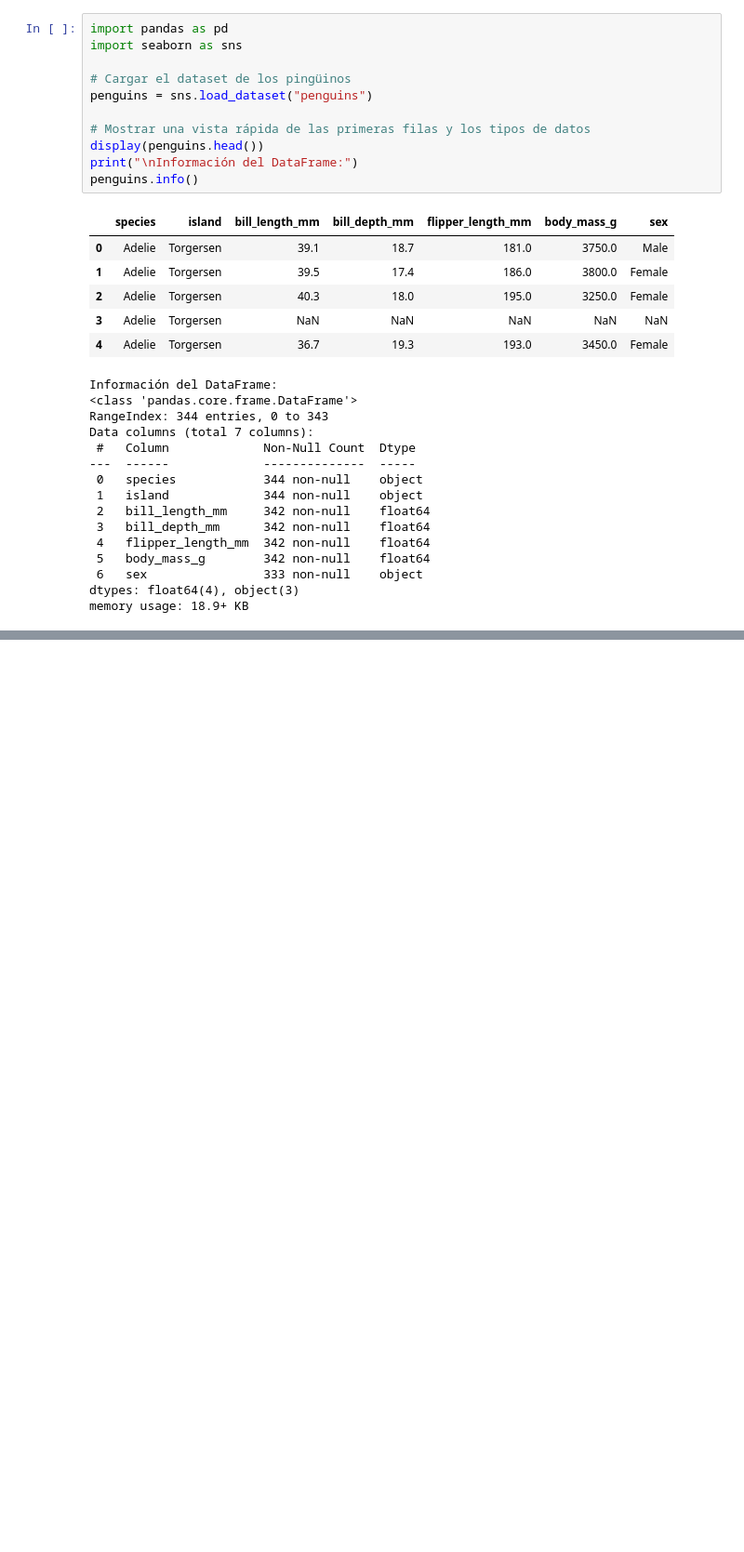
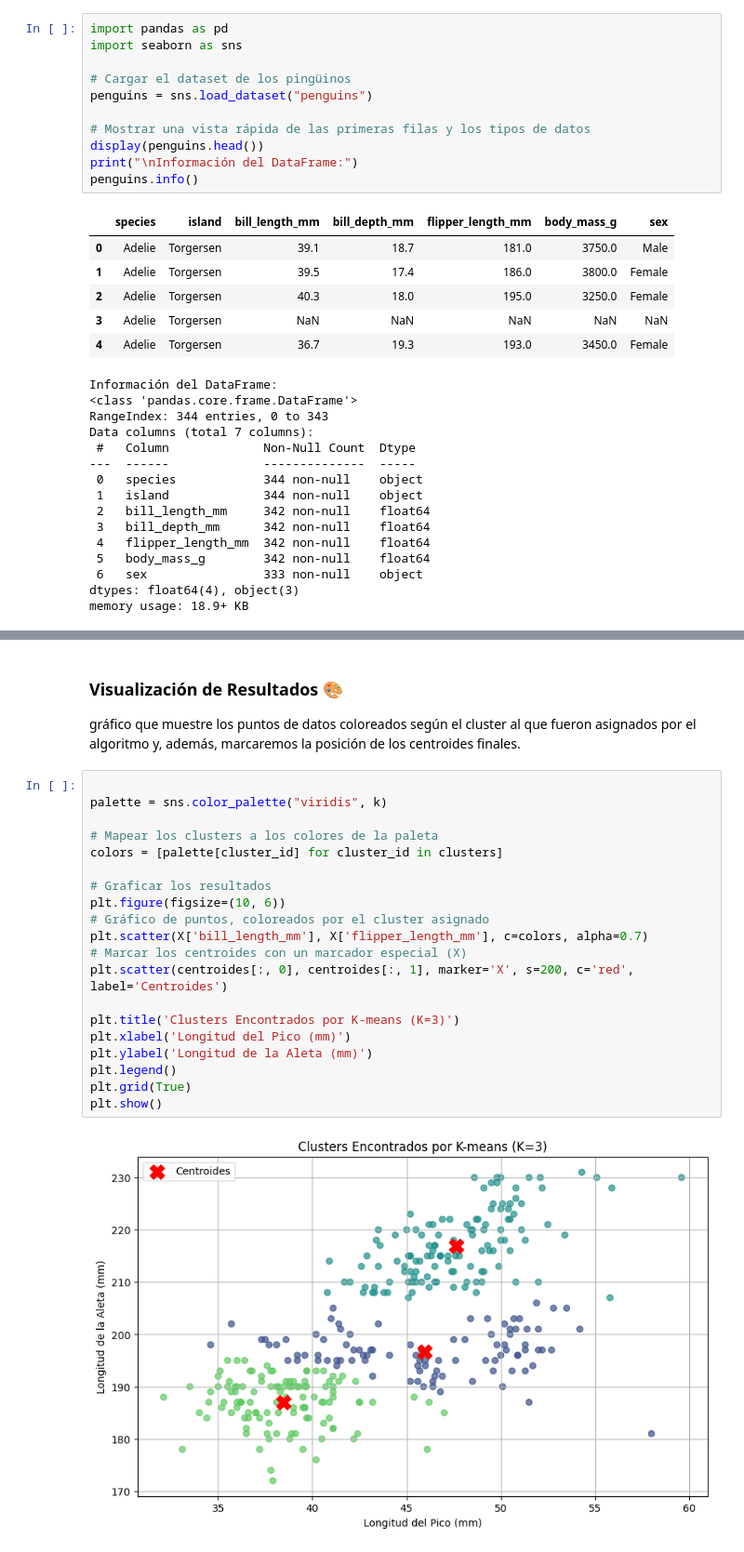
Before and after one commit to valenlopezzz04/K-means-Expo, a Jupyter notebook: K_means.ipynb, the cells around one changed output, grey strips where cells are left out. Shown at 93% size. Saved outputs shown, nothing was run; the diff lists cells and outputs as text; blank space fills up the shorter version.

```diff
--- a/K_means.ipynb
+++ b/K_means.ipynb
@@ -76,0 +160,27 @@ memory usage: 18.9+ KB
+# %% [markdown]
+
+###  Visualización de Resultados 🎨
+
+ gráfico que muestre los puntos de datos coloreados según el cluster al que fueron asignados por el algoritmo y, además, marcaremos la posición de los centroides finales.
+# %%
+
+palette = sns.color_palette("viridis", k)
+
+# Mapear los clusters a los colores de la paleta
+colors = [palette[cluster_id] for cluster_id in clusters]
+
+# Graficar los resultados
+plt.figure(figsize=(10, 6))
+# Gráfico de puntos, coloreados por el cluster asignado
+plt.scatter(X['bill_length_mm'], X['flipper_length_mm'], c=colors, alpha=0.7)
+# Marcar los centroides con un marcador especial (X)
+plt.scatter(centroides[:, 0], centroides[:, 1], marker='X', s=200, c='red', label='Centroides')
+
+plt.title('Clusters Encontrados por K-means (K=3)')
+plt.xlabel('Longitud del Pico (mm)')
+plt.ylabel('Longitud de la Aleta (mm)')
+plt.legend()
+plt.grid(True)
+plt.show()
+# %% [output]
+[figure, added]
```
Also changed, not shown: parts of 5 cells of this notebook.
